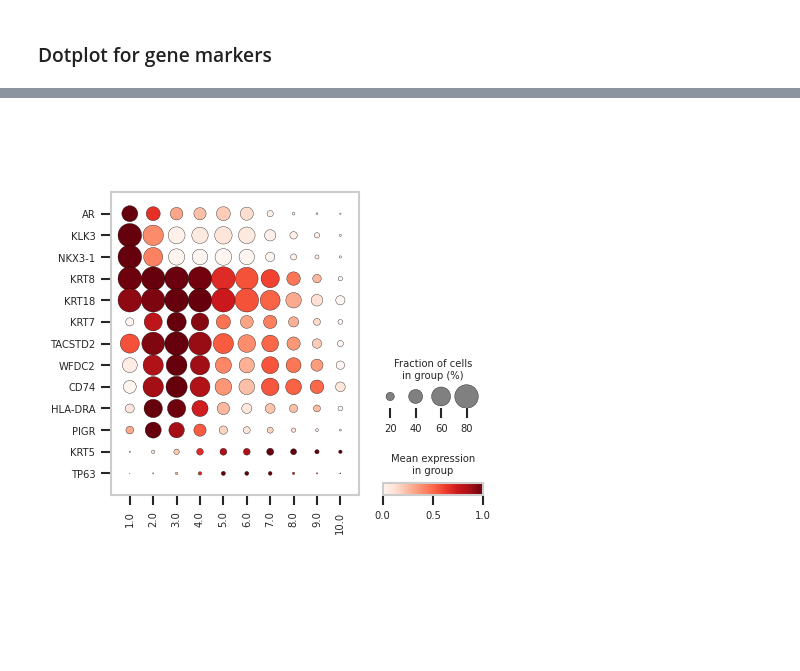
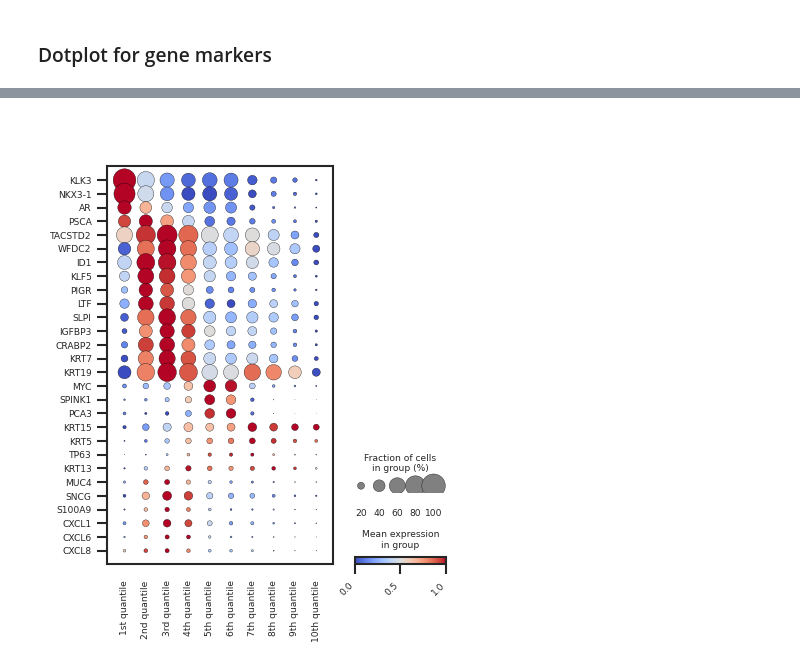
Before and after one commit to akiviaho/prostate_cancer_plasticity, a Jupyter notebook: lyu_2024_cell_type_subclustering.ipynb, the cells around one changed output, grey strips where cells are left out. Drawn from its saved outputs; the diff is of its cells as text; code cells hidden in the pictures; blank space fills up the shorter version.

```diff
--- a/lyu_2024_cell_type_subclustering.ipynb
+++ b/lyu_2024_cell_type_subclustering.ipynb
@@ -892,29 +728,47 @@ The `errwidth` parameter is deprecated. And will be removed in v0.15.0. Pass `er
 # %%
 gene_markers = [
-    'AR',
-    'KLK3','NKX3-1',
-    'KRT8','KRT18','KRT7',
-    'TACSTD2','WFDC2',
-    'CD74','HLA-DRA',
-    'PIGR',
-    'KRT5', 'TP63',
+    'KLK3','NKX3-1','AR',
+    'PSCA','TACSTD2','WFDC2','ID1','KLF5',
+    'PIGR','LTF','SLPI',
+    'IGFBP3','CRABP2','KRT7','KRT19',
+    'MYC','SPINK1','PCA3',
+    'KRT15', 'KRT5', 'TP63',
+    'KRT13','MUC4','SNCG','S100A9',
+    'CXCL1','CXCL6','CXCL8'
 ]
 
-adata.obs['decile_cat'] = pd.Categorical(adata.obs['decile'])
 
-sc.tl.dendrogram(adata,groupby='decile_cat')
-fig, ax = plt.subplots(figsize=(4,4),dpi=120)
-sc.pl.dotplot(adata,
- groupby='decile_cat',
- var_names=gene_markers,
- standard_scale = 'var',
- #dendrogram=True,
- use_raw=False,
- layer='log1p',
- swap_axes=True,
- dot_max=0.8,
- ax = ax,
- show=False)
+# --- Ensure decile_cat is categorical and ordered ---
+adata.obs['decile_cat'] = pd.Categorical(adata.obs['decile'], ordered=True)
+
+
+# --- Rename categories for nice labels ---
+decile_labels = [
+    f'{i+1}{"st" if i==0 else "nd" if i==1 else "rd" if i==2 else "th"} quantile'
+    for i in range(len(adata.obs['decile_cat'].cat.categories))
+]
+adata.obs['decile_cat'] = adata.obs['decile_cat'].cat.rename_categories(decile_labels)
+
+# --- Plot ---
+fig, ax = plt.subplots(figsize=(3.5, 4.5), dpi=120)
+sc.pl.dotplot(
+    adata,
+    groupby='decile_cat',
+    var_names=gene_markers,
+    standard_scale='var',
+    cmap='coolwarm',
+    use_raw=False,
+    layer='log1p',
+    swap_axes=True,
+    var_group_rotation=45,
+    dot_max=1,
+    ax=ax,
+    show=False
+)
+
+plt.xticks(rotation=45, ha='right')
+plt.tight_layout()
+#plt.savefig('/home/ak431480/plots/dotplot_sorted.pdf')
 plt.show()
 # %% [output]
-[figure, old version]
+[figure, new version]
```
Also changed, not shown: parts of 24 cells of this notebook.
